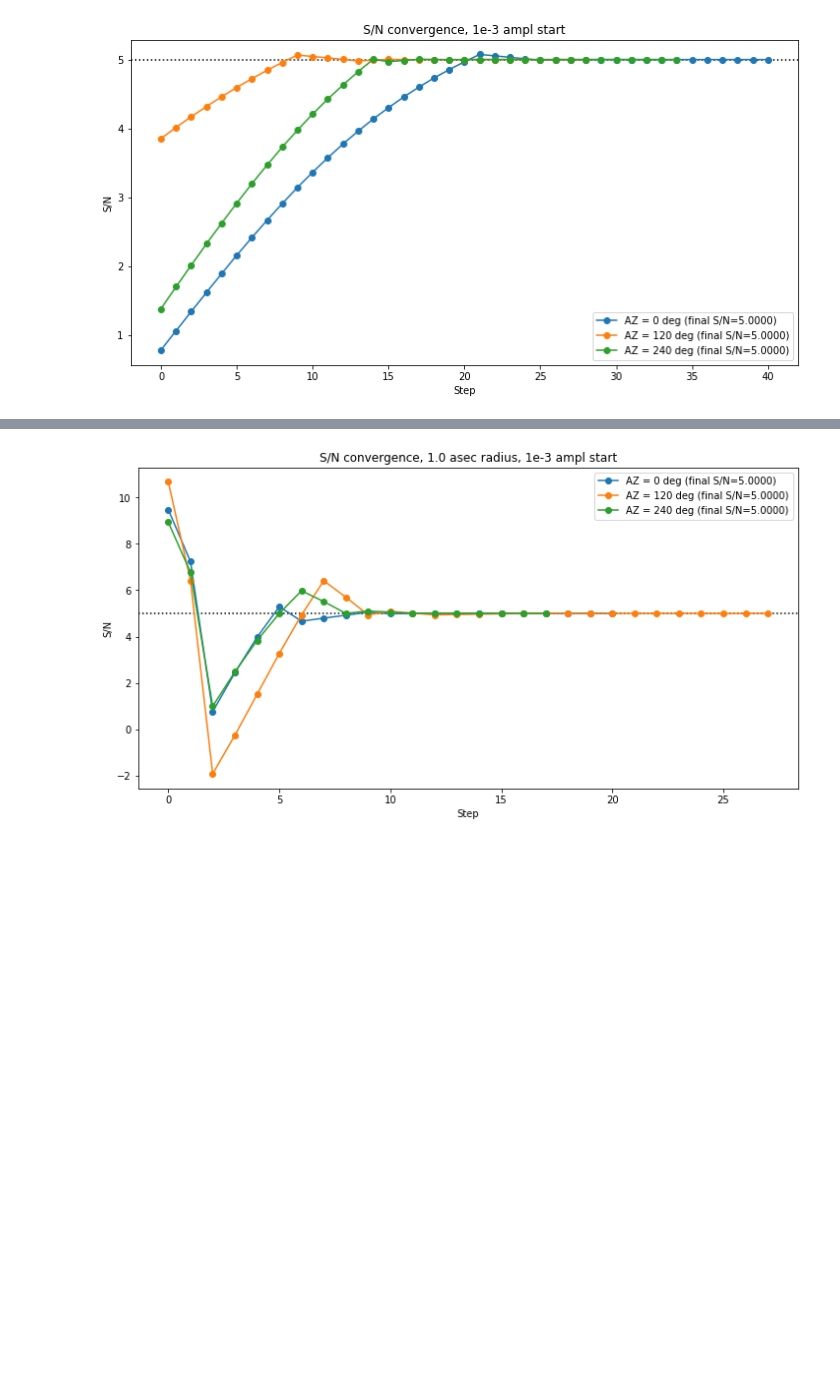
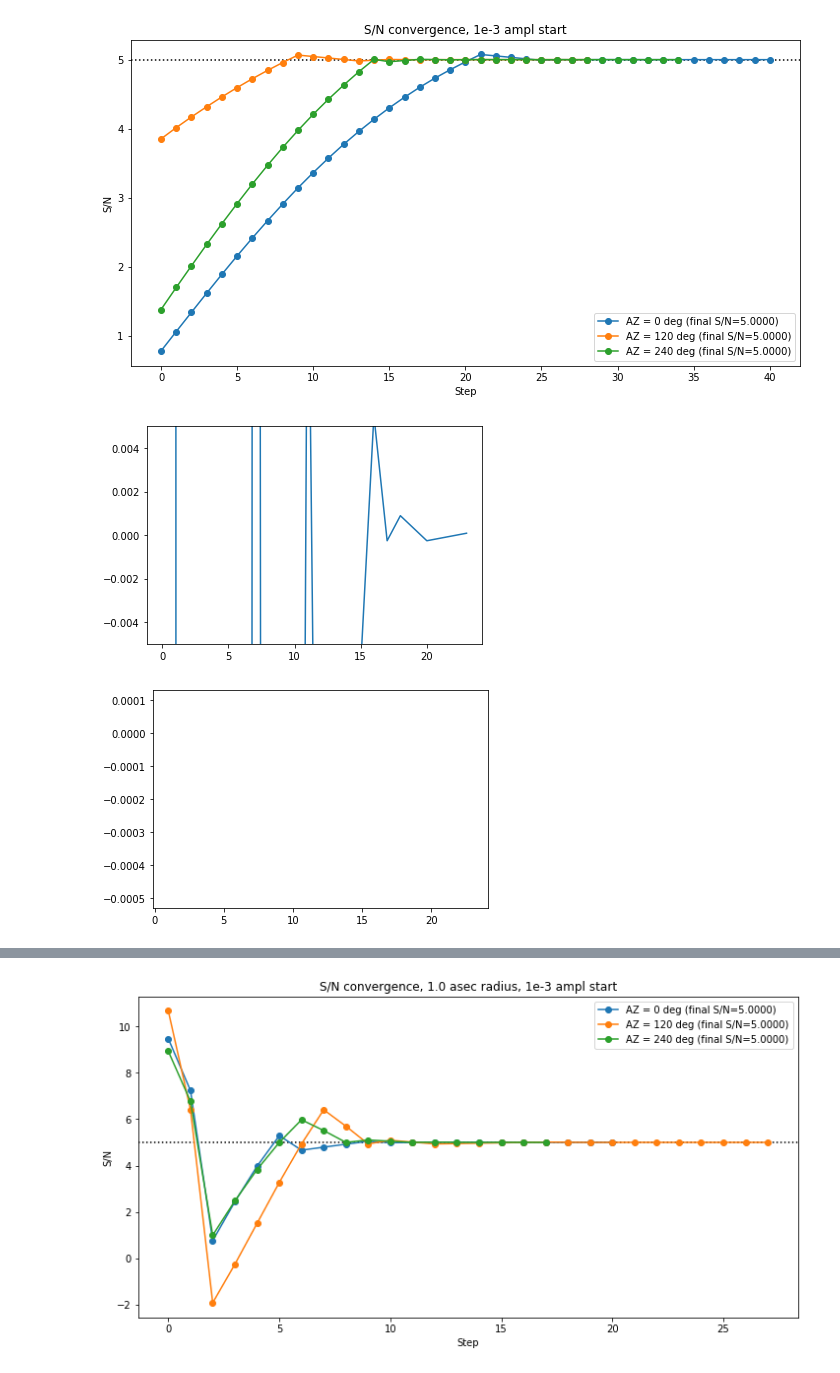
Before and after one commit to mwanakijiji/lbti_altair_fizeau, a Jupyter notebook: notebooks_for_development/test_iterative_pipeline_csv_20200210_run.ipynb, the cells around one changed output, grey strips where cells are left out. Drawn from its saved outputs; the diff is of its cells as text; code cells hidden in the pictures; blank space fills up the shorter version.

```diff
--- a/notebooks_for_development/test_iterative_pipeline_csv_20200210_run.ipynb
+++ b/notebooks_for_development/test_iterative_pipeline_csv_20200210_run.ipynb
@@ -147,3 +147,13 @@ f.show()
 plt.savefig("junk.pdf")
 # %% [output]
 [figure]
+# %%
+plt.plot(test_rad180_az240["inject_iteration"].dropna(),np.subtract(test_rad180_az240["s2n"].dropna(),5))
+plt.ylim([-0.005,0.005])
+plt.show()
+
+plt.plot(test_rad180_az240["inject_iteration"],test_rad180_az240["last_ampl_step_signed"])
+plt.show()
+# %% [output]
+[figure, added]
+[figure, added]
```
Also changed, not shown: parts of 1 cell of this notebook, 9 other files.
